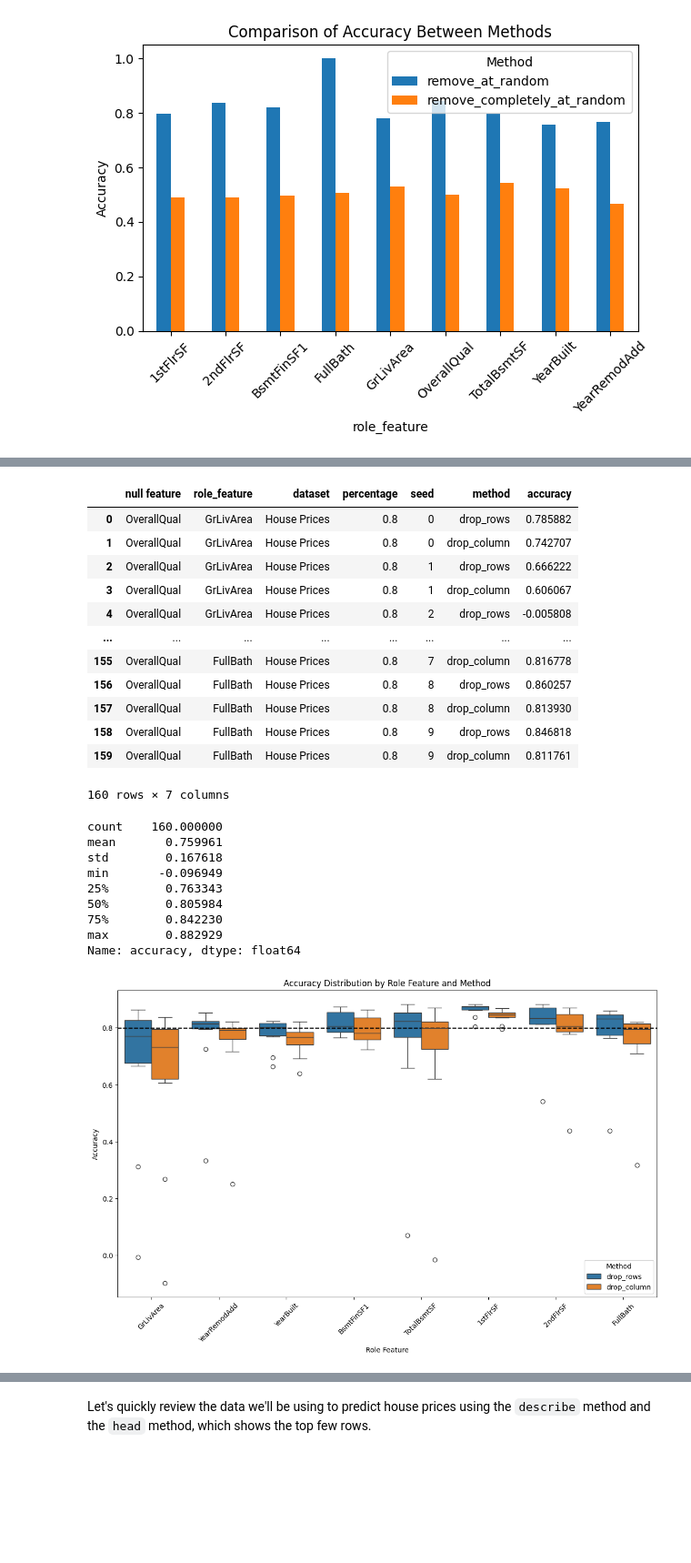
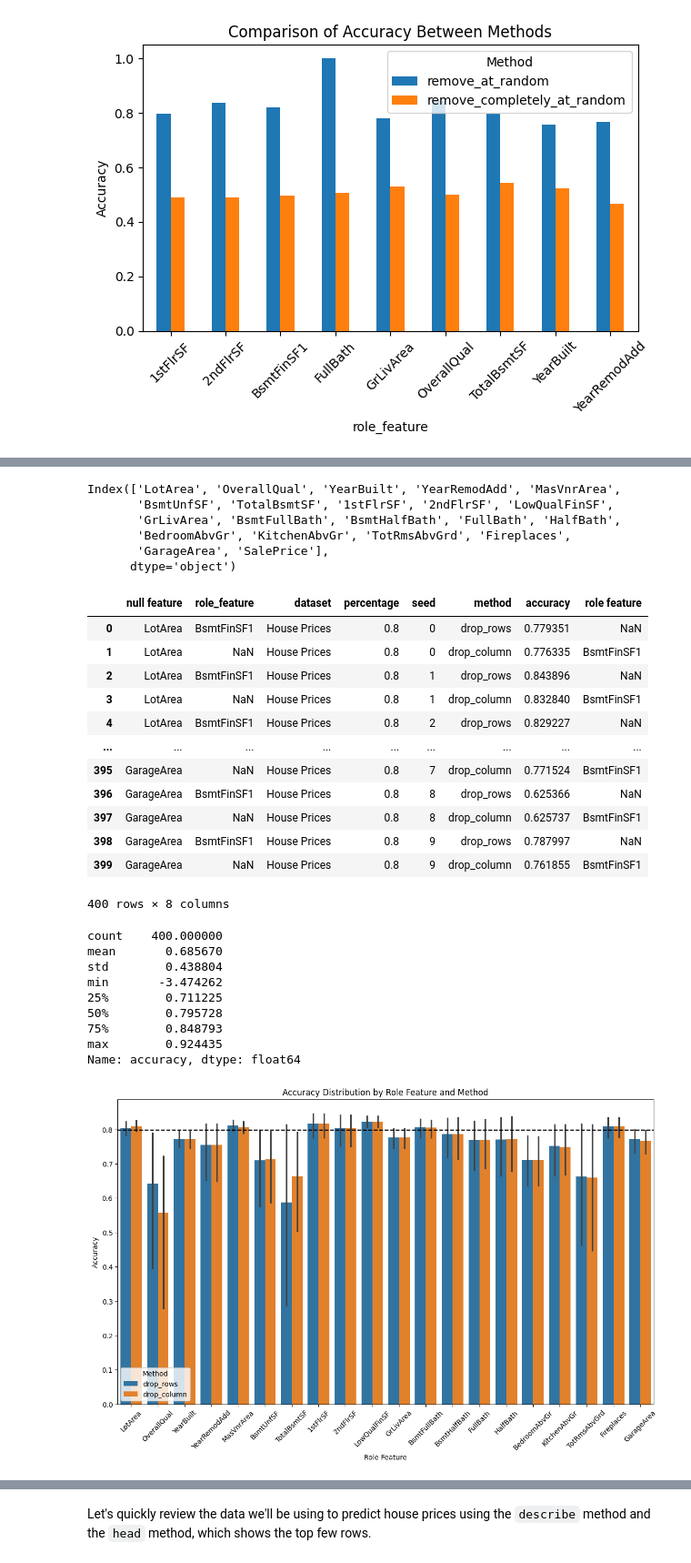
Before and after one commit to matansol/missing_values_project, a Jupyter notebook: missing_value_project.ipynb, the cells around one changed output, grey strips where cells are left out. Shown at 91% size. Saved outputs shown, nothing was run; the diff lists cells and outputs as text; code cells hidden in the pictures; blank space fills up the shorter version.

```diff
--- a/missing_value_project.ipynb
+++ b/missing_value_project.ipynb
@@ -1158,3 +1143,13 @@ Index(['Id', 'MSSubClass', 'LotArea', 'OverallQual', 'OverallCond',
        'EnclosedPorch', '3SsnPorch', 'ScreenPorch', 'PoolArea', 'MiscVal',
        'MoSold', 'YrSold', 'SalePrice'],
       dtype='object')
+# %%
+picked_feature = ['LotArea', 'OverallQual',
+       'YearBuilt', 'YearRemodAdd', 'MasVnrArea',
+       'BsmtUnfSF', 'TotalBsmtSF', '1stFlrSF', '2ndFlrSF', 'LowQualFinSF',
+       'GrLivArea', 'BsmtFullBath', 'BsmtHalfBath', 'FullBath', 'HalfBath',
+       'BedroomAbvGr', 'KitchenAbvGr', 'TotRmsAbvGrd', 'Fireplaces', 'GarageArea','SalePrice']
+partial_df = df_full[picked_feature]
+plt.figure(figsize=(12, 8))
+sns.heatmap(partial_df.corr(), cmap='coolwarm')
+plt.show()
@@ -1247,7 +1246,7 @@ percentage_values = [i/10 for i in range(1, 10)]
 results = []
 target_feature = 'SalePrice'
 # null_features = wine_df.columns.drop(target_feature)
-null_feature = 'MasVnrArea'
+null_feature = 'OverallQual'
 role_features = ['YearBuilt']
 dataset_name = 'House Prices'
 for role_feature in role_features:
@@ -1368,17 +1369,26 @@ Accuracy: 0.7979438315500915
+# %%
+partial_df.columns
+# %% [output]
+Index(['LotArea', 'OverallQual', 'YearBuilt', 'YearRemodAdd', 'MasVnrArea',
+       'BsmtUnfSF', 'TotalBsmtSF', '1stFlrSF', '2ndFlrSF', 'LowQualFinSF',
+       'GrLivArea', 'BsmtFullBath', 'BsmtHalfBath', 'FullBath', 'HalfBath',
+       'BedroomAbvGr', 'KitchenAbvGr', 'TotRmsAbvGrd', 'Fireplaces',
+       'GarageArea', 'SalePrice'],
+      dtype='object')
 # %%
 from sklearn.ensemble import RandomForestRegressor
 percentage_values = [0.8]
 results = []
 target_feature = 'SalePrice'
 # null_features = wine_df.columns.drop(target_feature)
-null_feature = 'OverallQual'
-role_features = ['GrLivArea', 'YearRemodAdd', 'YearBuilt', 'BsmtFinSF1', 'TotalBsmtSF', '1stFlrSF', '2ndFlrSF', 'FullBath']
+role_features = 'OverallQual'
+null_features = partial_df.columns.drop(target_feature) #['GrLivArea', 'YearRemodAdd', 'YearBuilt', 'TotalBsmtSF', '1stFlrSF', '2ndFlrSF', 'FullBath']
 dataset_name = 'House Prices'
-for role_feature in role_features:
+for null_feature in null_features:
     for percentage in percentage_values:
         for seed in range(10):
             # Remove at random
-            df_at_random = remove_at_random(df_full, null_feature, percentage, lambda x: x[x[role_feature] > np.median(x[role_feature])])
+            df_at_random = remove_at_random(partial_df, null_feature, percentage, lambda x: x[x[null_feature] > np.median(x[null_feature])])
 
             # Drop rows
             df_at_random = df_at_random.dropna()
@@ -1406,7 +1416,7 @@ for role_feature in role_features:
             acc_drop_column = predictor.fit(X_train, y_train).score(X_test, y_test)
             results.append({
                 'null feature': null_feature,
-                'role_feature': role_feature,
+                'role feature': role_feature,
                 'dataset': dataset_name,
                 'percentage': percentage,
                 'seed': seed,
@@ -1417,48 +1427,48 @@ for role_feature in role_features:
 results = pd.DataFrame(results)
 results
 # %% [output]
-|  | null feature | role_feature | dataset | percentage | seed | method | accuracy |
-| 0 | OverallQual | GrLivArea | House Prices | 0.8 | 0 | drop_rows | 0.785882 |
-| 1 | OverallQual | GrLivArea | House Prices | 0.8 | 0 | drop_column | 0.742707 |
-| 2 | OverallQual | GrLivArea | House Prices | 0.8 | 1 | drop_rows | 0.666222 |
-| 3 | OverallQual | GrLivArea | House Prices | 0.8 | 1 | drop_column | 0.606067 |
-| 4 | OverallQual | GrLivArea | House Prices | 0.8 | 2 | drop_rows | -0.005808 |
-| ... | ... | ... | ... | ... | ... | ... | ... |
-| 155 | OverallQual | FullBath | House Prices | 0.8 | 7 | drop_column | 0.816778 |
-| 156 | OverallQual | FullBath | House Prices | 0.8 | 8 | drop_rows | 0.860257 |
-| 157 | OverallQual | FullBath | House Prices | 0.8 | 8 | drop_column | 0.813930 |
-| 158 | OverallQual | FullBath | House Prices | 0.8 | 9 | drop_rows | 0.846818 |
-| 159 | OverallQual | FullBath | House Prices | 0.8 | 9 | drop_column | 0.811761 |
+|  | null feature | role_feature | dataset | percentage | seed | method | accuracy | role feature |
+| 0 | LotArea | BsmtFinSF1 | House Prices | 0.8 | 0 | drop_rows | 0.779351 | NaN |
+| 1 | LotArea | NaN | House Prices | 0.8 | 0 | drop_column | 0.776335 | BsmtFinSF1 |
+| 2 | LotArea | BsmtFinSF1 | House Prices | 0.8 | 1 | drop_rows | 0.843896 | NaN |
+| 3 | LotArea | NaN | House Prices | 0.8 | 1 | drop_column | 0.832840 | BsmtFinSF1 |
+| 4 | LotArea | BsmtFinSF1 | House Prices | 0.8 | 2 | drop_rows | 0.829227 | NaN |
+| ... | ... | ... | ... | ... | ... | ... | ... | ... |
+| 395 | GarageArea | NaN | House Prices | 0.8 | 7 | drop_column | 0.771524 | BsmtFinSF1 |
+| 396 | GarageArea | BsmtFinSF1 | House Prices | 0.8 | 8 | drop_rows | 0.625366 | NaN |
+| 397 | GarageArea | NaN | House Prices | 0.8 | 8 | drop_column | 0.625737 | BsmtFinSF1 |
+| 398 | GarageArea | BsmtFinSF1 | House Prices | 0.8 | 9 | drop_rows | 0.787997 | NaN |
+| 399 | GarageArea | NaN | House Prices | 0.8 | 9 | drop_column | 0.761855 | BsmtFinSF1 |
-160 rows × 7 columns
+400 rows × 8 columns
 # %%
 results['accuracy'].describe()
 # %% [output]
-count    160.000000
-mean       0.759961
-std        0.167618
-min       -0.096949
-25%        0.763343
-50%        0.805984
-75%        0.842230
-max        0.882929
+count    400.000000
+mean       0.685670
+std        0.438804
+min       -3.474262
+25%        0.711225
+50%        0.795728
+75%        0.848793
+max        0.924435
 Name: accuracy, dtype: float64
 # %%
 import seaborn as sns
 import matplotlib.pyplot as plt
 
 # Filter the results for the two methods
 methods_to_plot = ['drop_rows', 'drop_column']
 filtered_results = results[results['method'].isin(methods_to_plot)]
 
 # Create box plots for each role_feature
 plt.figure(figsize=(14, 8))
-sns.boxplot(x='role_feature', y='accuracy', hue='method', data=filtered_results)
+sns.barplot(x='null feature', y='accuracy', hue='method', data=filtered_results)
 plt.axhline(y=baseline_acc, color='black', linestyle='--')
 plt.title('Accuracy Distribution by Role Feature and Method')
 plt.xlabel('Role Feature')
 plt.ylabel('Accuracy')
 plt.xticks(rotation=45)
 plt.legend(title='Method')
 plt.show()
 # %% [output]
-[figure, old version]
+[figure, new version]
```
Also changed, not shown: parts of 29 cells of this notebook.
